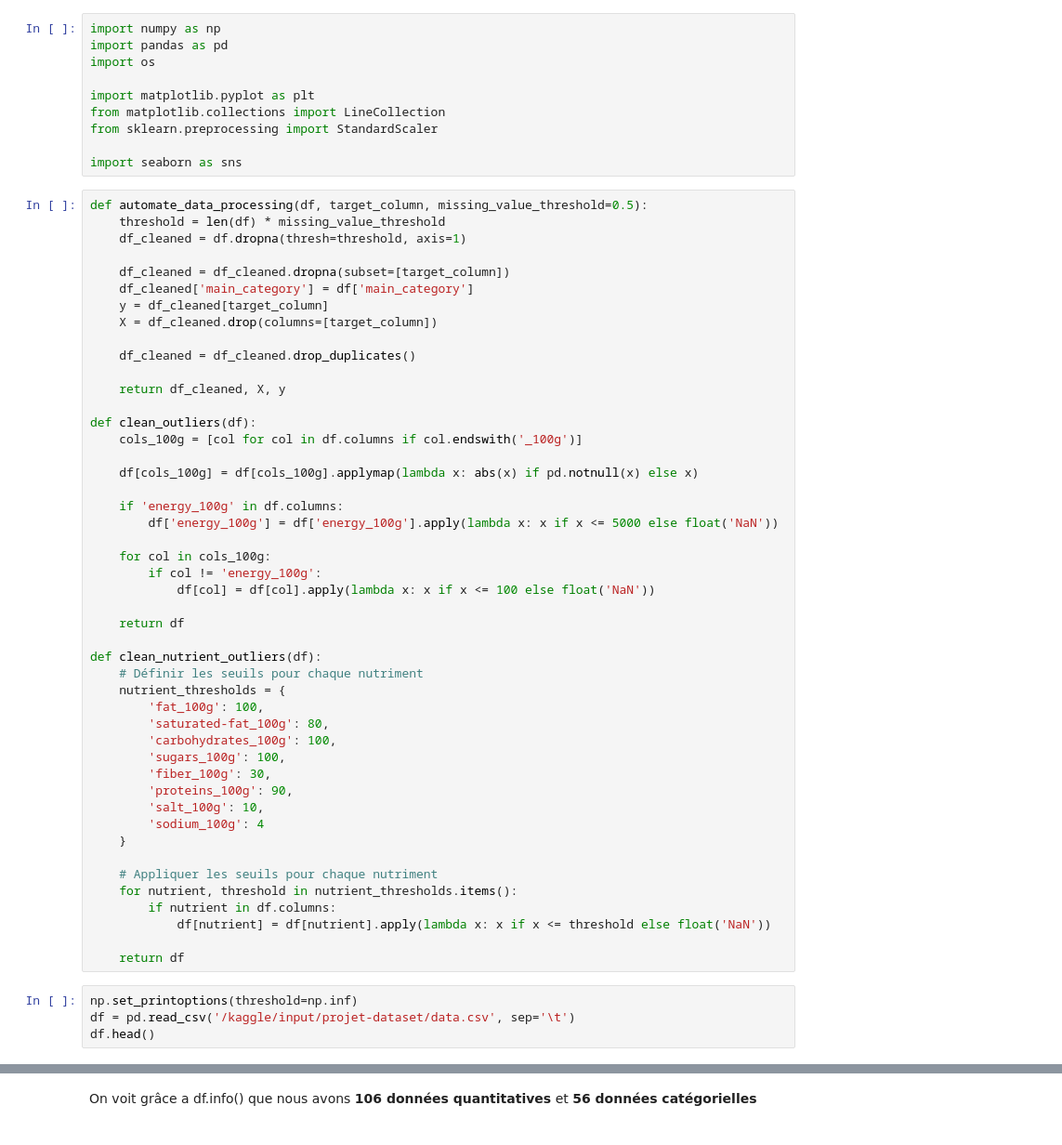
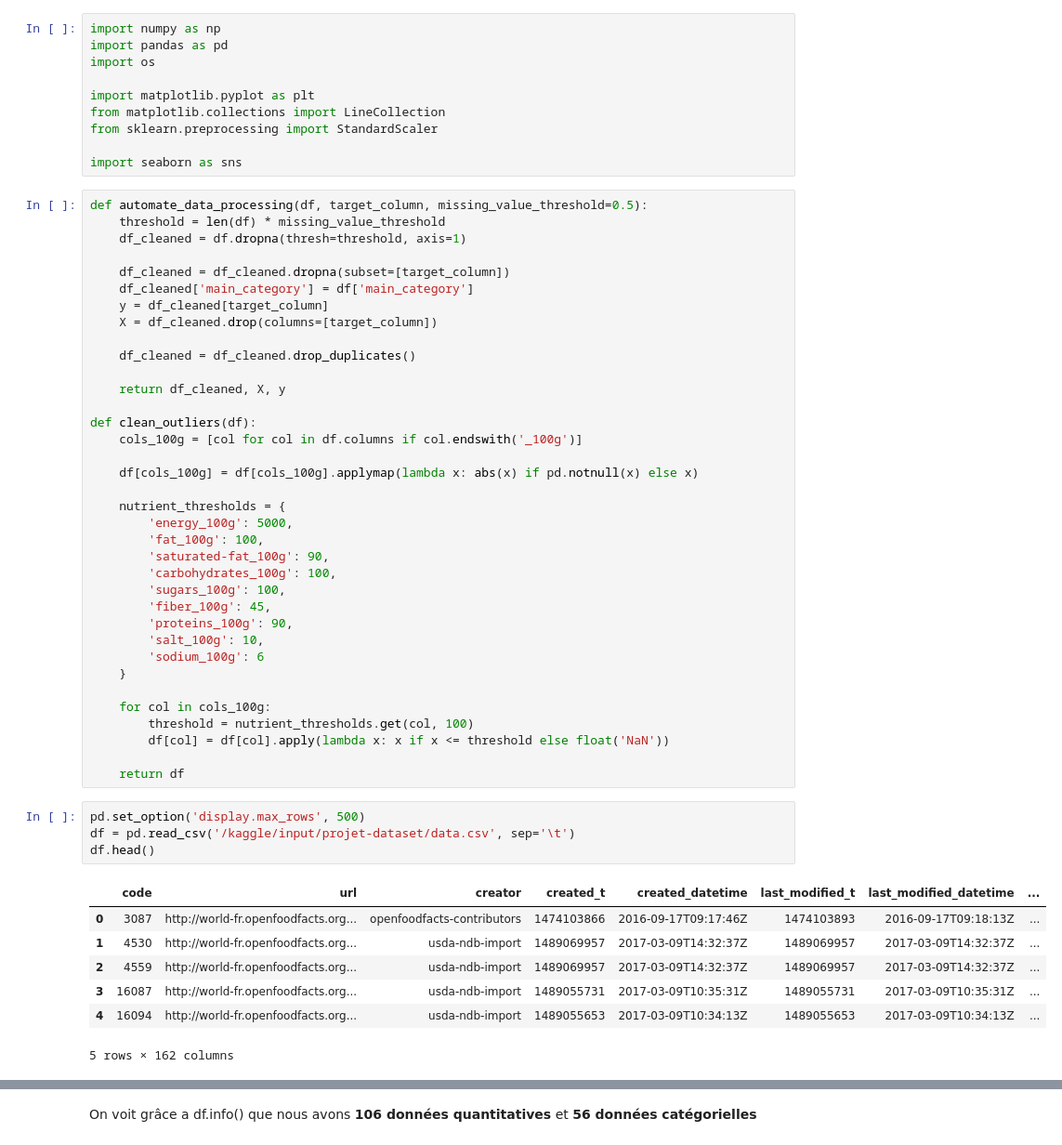
Before and after one commit to Bigzz22/Projets_OC, a Jupyter notebook: Projet 2/projet2.ipynb, the cells around one changed output, grey strips where cells are left out. Shown: that part at 93% size. Cells and saved outputs as stored; diff of their text form.

```diff
--- a/Projet 2/projet2.ipynb
+++ b/Projet 2/projet2.ipynb
@@ -27,37 +27,34 @@ def clean_outliers(df):
 
     df[cols_100g] = df[cols_100g].applymap(lambda x: abs(x) if pd.notnull(x) else x)
 
-    if 'energy_100g' in df.columns:
-        df['energy_100g'] = df['energy_100g'].apply(lambda x: x if x <= 5000 else float('NaN'))
+    nutrient_thresholds = {
+        'energy_100g': 5000,
+        'fat_100g': 100,
+        'saturated-fat_100g': 90,
+        'carbohydrates_100g': 100,
+        'sugars_100g': 100,
+        'fiber_100g': 45,
+        'proteins_100g': 90,
+        'salt_100g': 10,
+        'sodium_100g': 6
+    }
 
     for col in cols_100g:
-        if col != 'energy_100g':
-            df[col] = df[col].apply(lambda x: x if x <= 100 else float('NaN'))
+        threshold = nutrient_thresholds.get(col, 100)
+        df[col] = df[col].apply(lambda x: x if x <= threshold else float('NaN'))
 
     return df
-
-def clean_nutrient_outliers(df):
-    # Définir les seuils pour chaque nutriment
-    nutrient_thresholds = {
-        'fat_100g': 100,
-        'saturated-fat_100g': 80,
-        'carbohydrates_100g': 100,
-        'sugars_100g': 100,
-        'fiber_100g': 30,
-        'proteins_100g': 90,
-        'salt_100g': 10,
-        'sodium_100g': 4
-    }
-
-    # Appliquer les seuils pour chaque nutriment
-    for nutrient, threshold in nutrient_thresholds.items():
-        if nutrient in df.columns:
-            df[nutrient] = df[nutrient].apply(lambda x: x if x <= threshold else float('NaN'))
-
-    return df
 # %%
-np.set_printoptions(threshold=np.inf)
+pd.set_option('display.max_rows', 500)
 df = pd.read_csv('/kaggle/input/projet-dataset/data.csv', sep='\t')
 df.head()
+# %% [output]
+|  | code | url | creator | created_t | created_datetime | last_modified_t | last_modified_datetime | ... |
+| 0 | 3087 | http://world-fr.openfoodfacts.org... | openfoodfacts-contributors | 1474103866 | 2016-09-17T09:17:46Z | 1474103893 | 2016-09-17T09:18:13Z | ... |
+| 1 | 4530 | http://world-fr.openfoodfacts.org... | usda-ndb-import | 1489069957 | 2017-03-09T14:32:37Z | 1489069957 | 2017-03-09T14:32:37Z | ... |
+| 2 | 4559 | http://world-fr.openfoodfacts.org... | usda-ndb-import | 1489069957 | 2017-03-09T14:32:37Z | 1489069957 | 2017-03-09T14:32:37Z | ... |
+| 3 | 16087 | http://world-fr.openfoodfacts.org... | usda-ndb-import | 1489055731 | 2017-03-09T10:35:31Z | 1489055731 | 2017-03-09T10:35:31Z | ... |
+| 4 | 16094 | http://world-fr.openfoodfacts.org... | usda-ndb-import | 1489055653 | 2017-03-09T10:34:13Z | 1489055653 | 2017-03-09T10:34:13Z | ... |
+5 rows × 162 columns
 # %%
 df.shape
```
Also changed, not shown: parts of 22 cells of this notebook, 1 other file.
